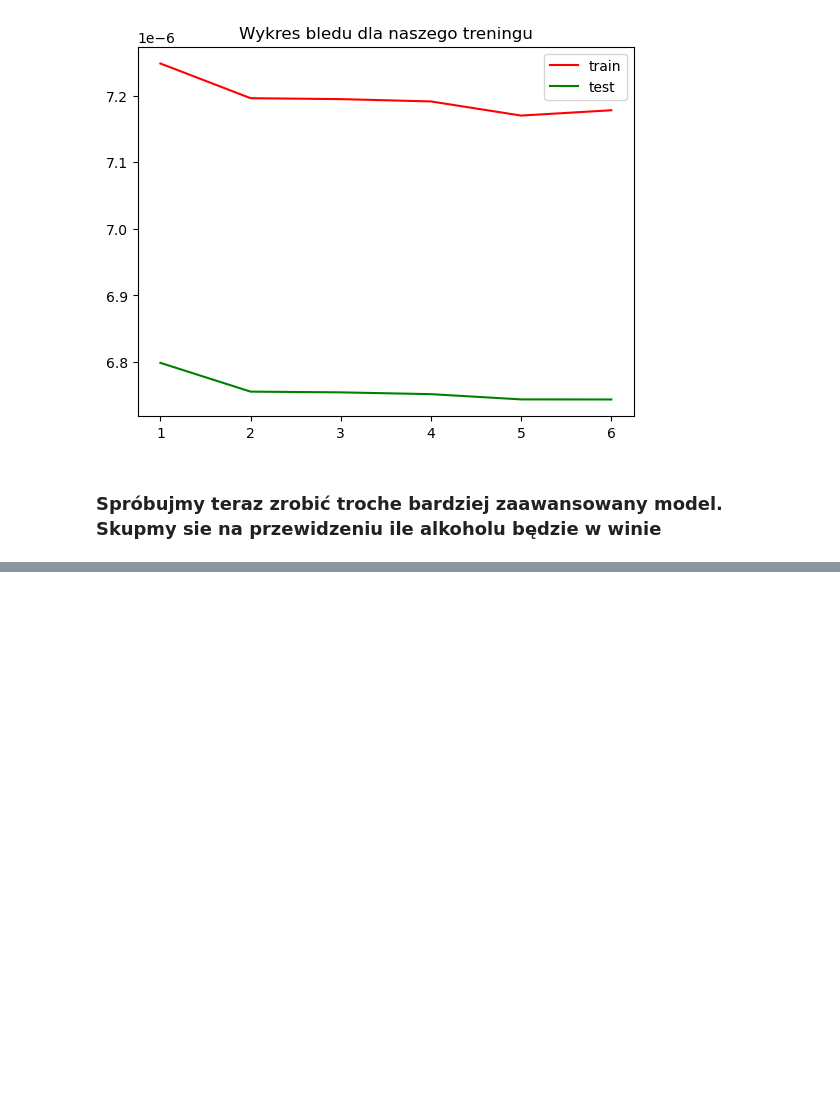
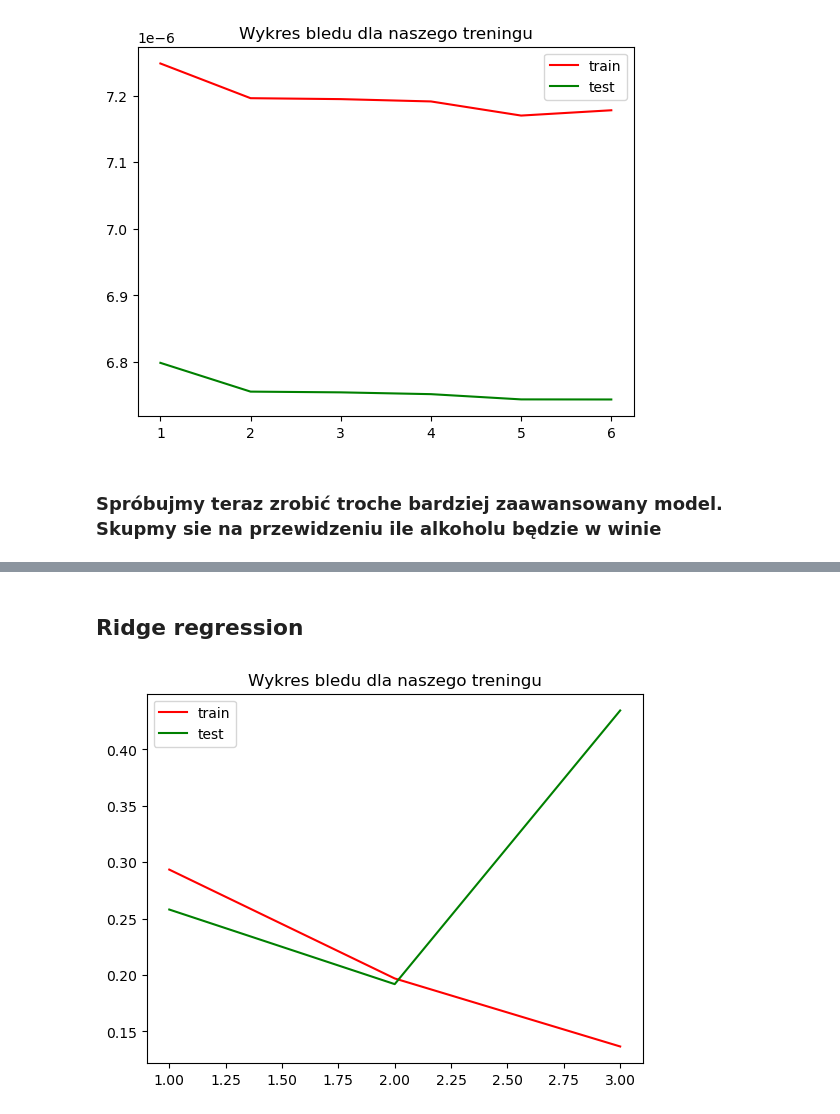
Before and after one commit to JHeczko/dataScience_kurs, a Jupyter notebook: Regression/Advanced/regression_advanced.ipynb, the cells around one changed output, grey strips where cells are left out. Saved outputs shown, nothing was run; the diff lists cells and outputs as text; code cells hidden in the pictures; blank space fills up the shorter version.

```diff
--- a/Regression/Advanced/regression_advanced.ipynb
+++ b/Regression/Advanced/regression_advanced.ipynb
@@ -341,0 +397,26 @@ Współczynniki dla danego modelu o stopniu 6 są odpowiednie [0.0, 6.9174033405
+# %% [markdown]
+## Ridge regression
+# %%
+error_train = []
+error_test = []
+
+degree_num = 4
+
+for degree in range(1,degree_num):
+    poly = PolynomialFeatures(degree=degree)
+
+    model = Ridge(alpha=0.01)
+
+    x_trans_train = poly.fit_transform(x_train)
+    model.fit(x_trans_train, y_train)
+
+    error_train.append(mean_squared_error(model.predict(x_trans_train), y_train))
+    error_test.append(mean_squared_error(model.predict(poly.fit_transform(x_test)),y_test))
+
+plt.title("Wykres bledu dla naszego treningu")
+plt.plot([i for i in range(1,degree_num)],error_train, color='red')
+plt.plot([i for i in range(1,degree_num)],error_test, color='green')
+plt.legend(['train','test'])
+plt.show()
+# %% [output]
+[figure, added]
```
Also changed, not shown: parts of 6 cells of this notebook.
